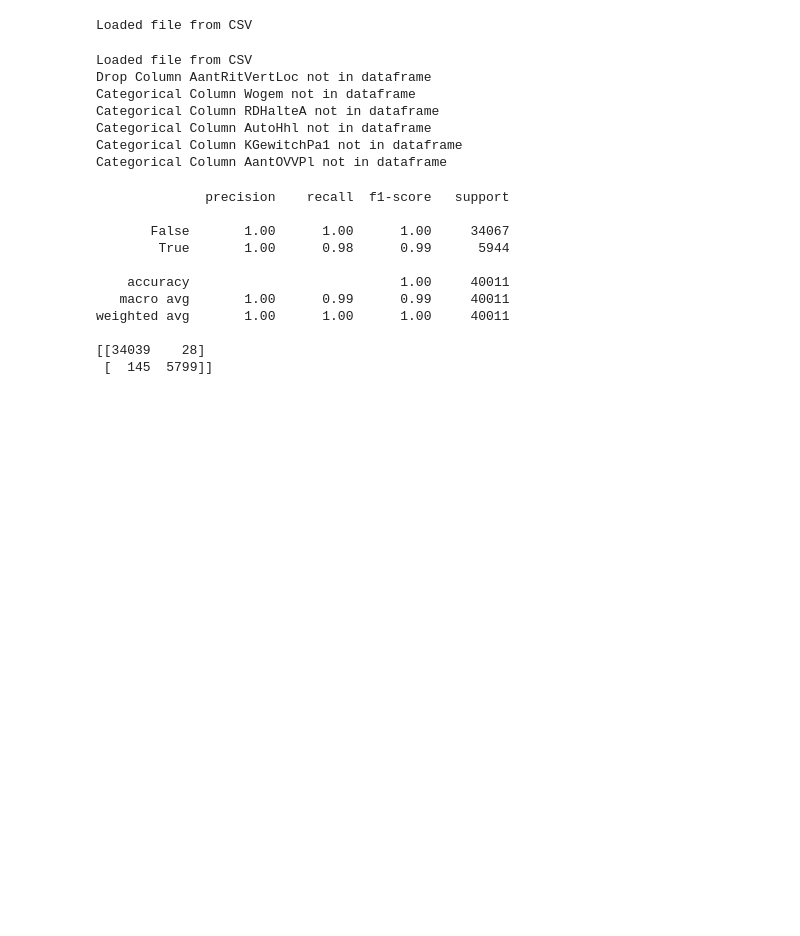
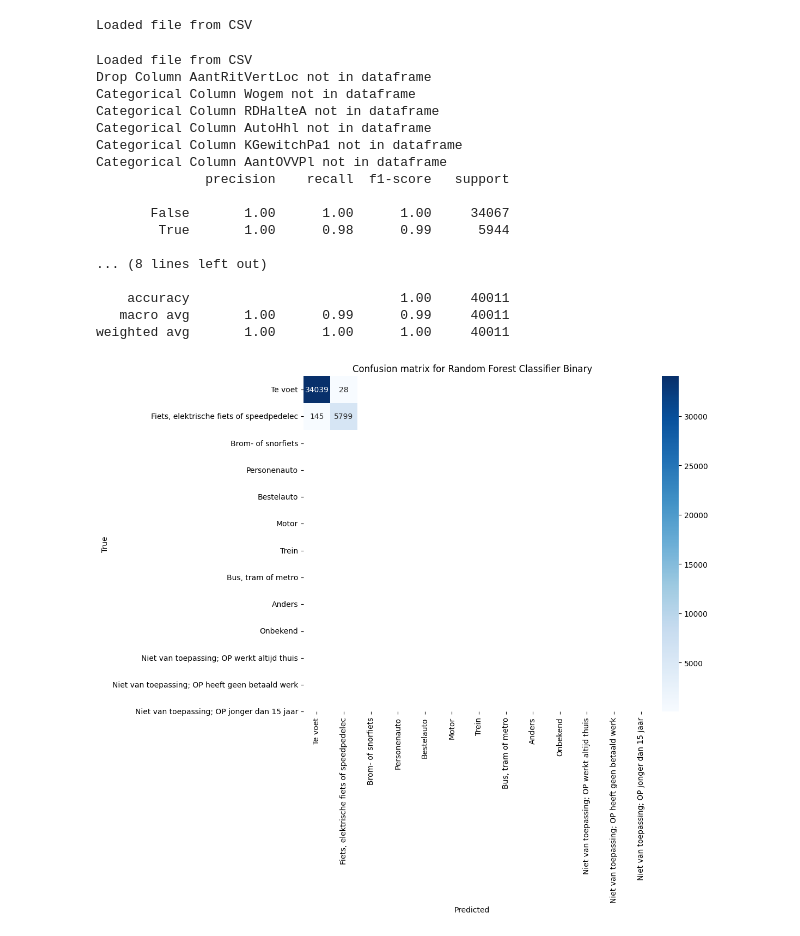
Before and after one commit to FabianScott/Design-of-AI-driven-business-operation, a Jupyter notebook: Topic2/exploration.ipynb, the cells around one changed output. Drawn from its saved outputs; the diff is of its cells as text; code cells hidden in the pictures; blank space fills up the shorter version.

Commit message:
multiclass classification success!

```diff
--- a/Topic2/exploration.ipynb
+++ b/Topic2/exploration.ipynb
@@ -19,37 +22,32 @@ Changed to c:\Users\toell\Documents\GitHub\Design-of-AI-driven-business-operatio
 # df = load_excel(odin_excel_path)
 # %% [output]
 Loaded file from CSV
-# %%
-X_train, X_test, y_train, y_test = load_odin_as_ml_dataset(
-    year=2022,
-)
-# %% [output]
-Loaded file from CSV
-Drop Column AantRitVertLoc not in dataframe
-Categorical Column Wogem not in dataframe
-Categorical Column RDHalteA not in dataframe
-Categorical Column AutoHhl not in dataframe
-Categorical Column KGewitchPa1 not in dataframe
-Categorical Column AantOVVPl not in dataframe
 # %%
 # Use a random forest classifier as an example
-from sklearn.ensemble import RandomForestClassifier
-from sklearn.metrics import classification_report, confusion_matrix
+X_train, X_test, y_train, y_test = load_odin_as_ml_dataset(year=2022,)
 
-model = RandomForestClassifier(random_state=42, verbose=3, n_jobs=-1)
+model = RandomForestClassifier(random_state=42, verbose=0, n_jobs=-1)
 model.fit(X_train, y_train)
 y_pred = model.predict(X_test)
 print(classification_report(y_test, y_pred))
-print(confusion_matrix(y_test, y_pred))
+
+cm = confusion_matrix(y_test, y_pred)
 # %% [output]
+Loaded file from CSV
+Drop Column AantRitVertLoc not in dataframe
+Categorical Column Wogem not in dataframe
+Categorical Column RDHalteA not in dataframe
+Categorical Column AutoHhl not in dataframe
+Categorical Column KGewitchPa1 not in dataframe
+Categorical Column AantOVVPl not in dataframe
               precision    recall  f1-score   support
 
        False       1.00      1.00      1.00     34067
         True       1.00      0.98      0.99      5944
 
+... (8 lines left out)
+
     accuracy                           1.00     40011
    macro avg       1.00      0.99      0.99     40011
 weighted avg       1.00      1.00      1.00     40011
-
-[[34039    28]
- [  145  5799]]
+[figure, added]
```
Also changed, not shown: parts of 4 cells of this notebook, 3 other files.
